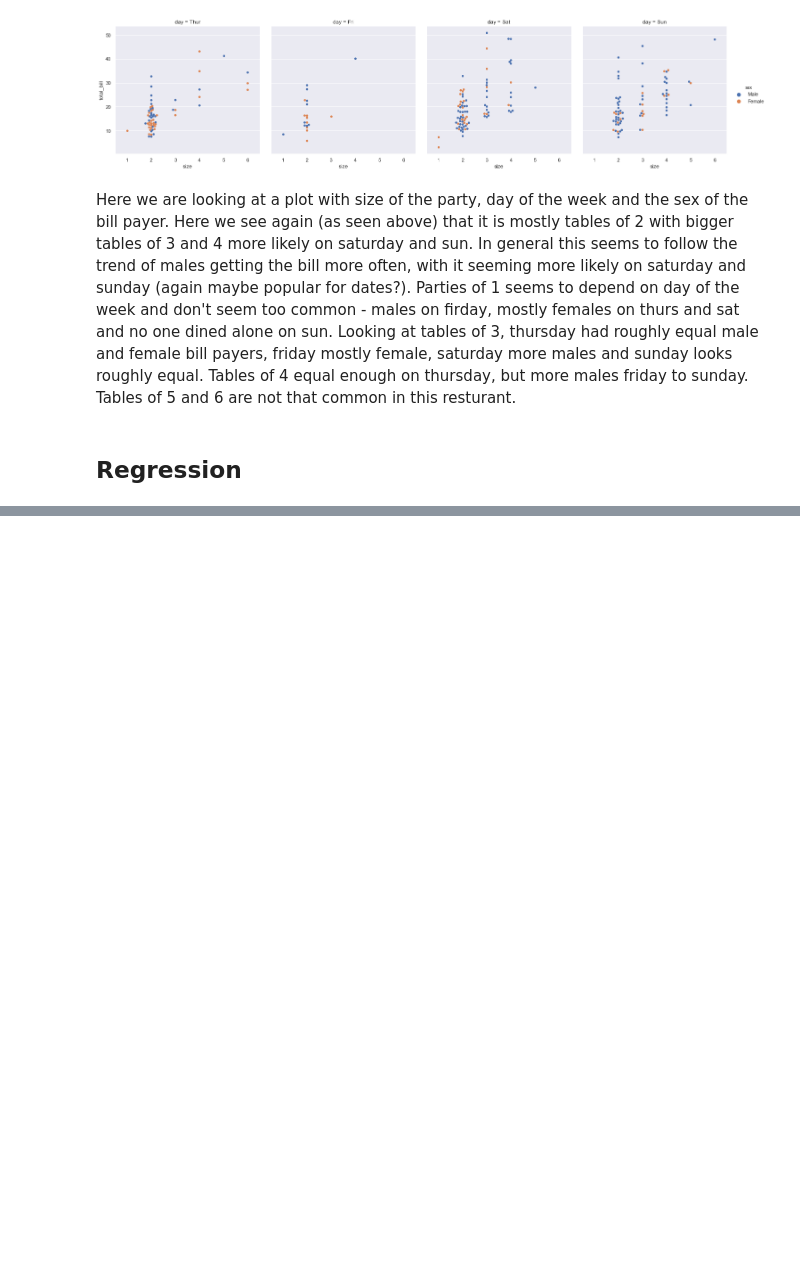
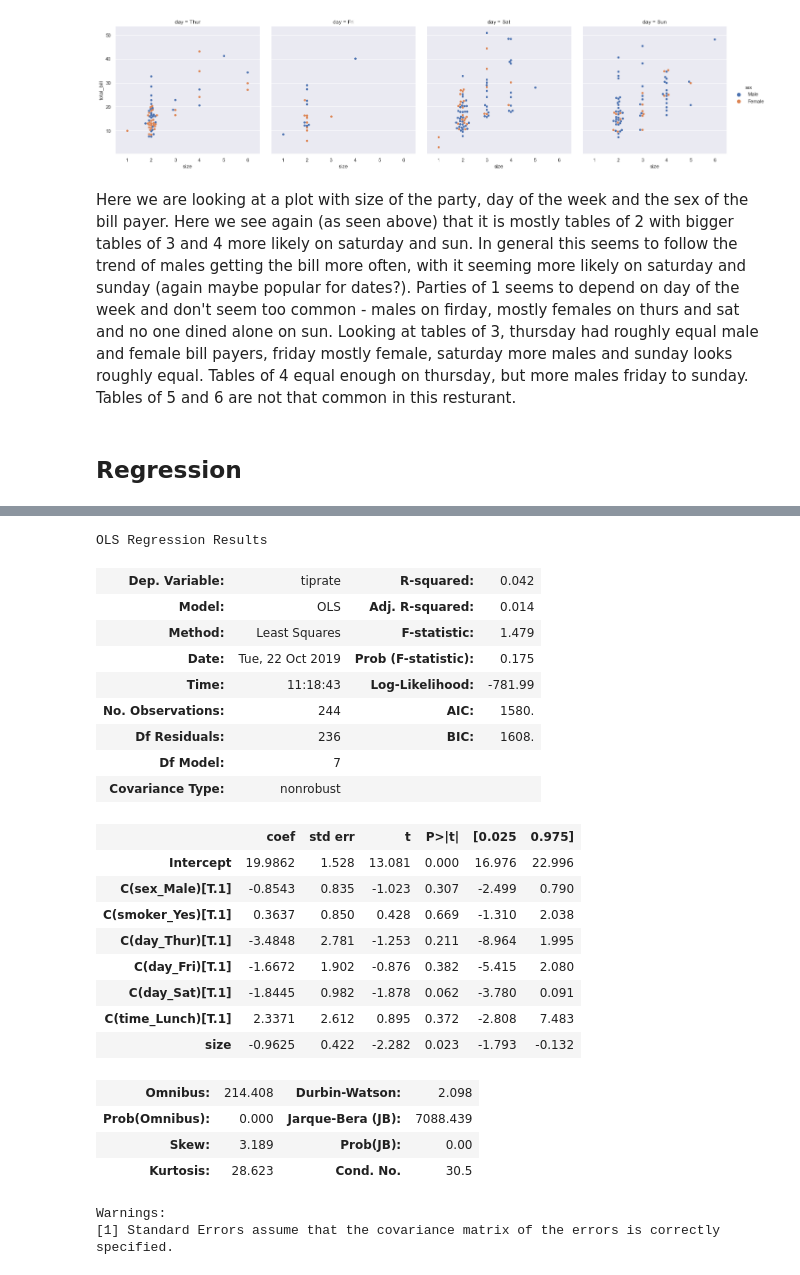
Before and after one commit to zoecahill1/fundamentals-project, a Jupyter notebook: tips-dataset.ipynb, the cells around one changed output, grey strips where cells are left out. Drawn from its saved outputs; the diff is of its cells as text; code cells hidden in the pictures; blank space fills up the shorter version.

Commit message:
tried some stats models on data

```diff
--- a/tips-dataset.ipynb
+++ b/tips-dataset.ipynb
@@ -468,3 +487,35 @@ Here we are looking at a plot with size of the party, day of the week and the se
+# %%
+# omit Sun
+from statsmodels.formula.api import ols
+model = ols("tiprate ~ C(sex_Male) + C(smoker_Yes) + C(day_Thur) + C(day_Fri) + C(day_Sat) + C(time_Lunch) + size", data=tips)
+results = model.fit()
+results.summary()
+# %% [output]
+OLS Regression Results
+| Dep. Variable: | tiprate | R-squared: | 0.042 |
+| Model: | OLS | Adj. R-squared: | 0.014 |
+| Method: | Least Squares | F-statistic: | 1.479 |
+| Date: | Tue, 22 Oct 2019 | Prob (F-statistic): | 0.175 |
+| Time: | 11:18:43 | Log-Likelihood: | -781.99 |
+| No. Observations: | 244 | AIC: | 1580. |
+| Df Residuals: | 236 | BIC: | 1608. |
+| Df Model: | 7 |  |  |
+| Covariance Type: | nonrobust |  |  |
+|  | coef | std err | t | P>|t| | [0.025 | 0.975] |
+| Intercept | 19.9862 | 1.528 | 13.081 | 0.000 | 16.976 | 22.996 |
+| C(sex_Male)[T.1] | -0.8543 | 0.835 | -1.023 | 0.307 | -2.499 | 0.790 |
+| C(smoker_Yes)[T.1] | 0.3637 | 0.850 | 0.428 | 0.669 | -1.310 | 2.038 |
+| C(day_Thur)[T.1] | -3.4848 | 2.781 | -1.253 | 0.211 | -8.964 | 1.995 |
+| C(day_Fri)[T.1] | -1.6672 | 1.902 | -0.876 | 0.382 | -5.415 | 2.080 |
+| C(day_Sat)[T.1] | -1.8445 | 0.982 | -1.878 | 0.062 | -3.780 | 0.091 |
+| C(time_Lunch)[T.1] | 2.3371 | 2.612 | 0.895 | 0.372 | -2.808 | 7.483 |
+| size | -0.9625 | 0.422 | -2.282 | 0.023 | -1.793 | -0.132 |
+| Omnibus: | 214.408 | Durbin-Watson: | 2.098 |
+| Prob(Omnibus): | 0.000 | Jarque-Bera (JB): | 7088.439 |
+| Skew: | 3.189 | Prob(JB): | 0.00 |
+| Kurtosis: | 28.623 | Cond. No. | 30.5 |
+Warnings:
+[1] Standard Errors assume that the covariance matrix of the errors is correctly specified.
 # %%
 X = tips['size']
 Y = tips['tiprate']
```
Also changed, not shown: parts of 17 cells of this notebook.
